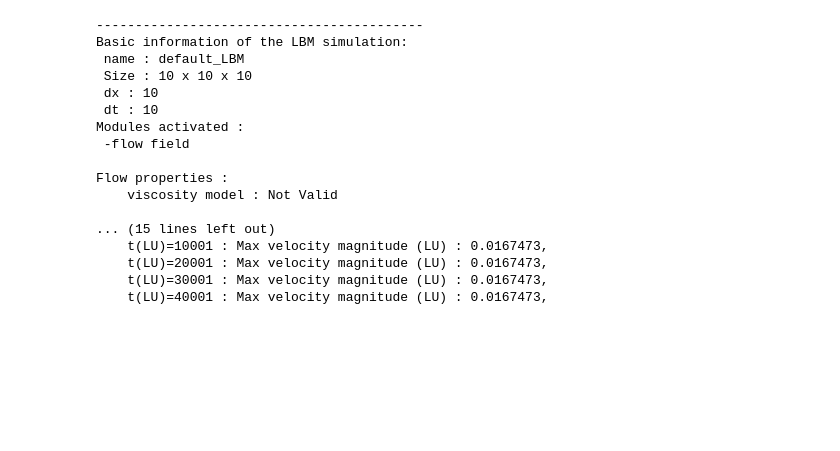
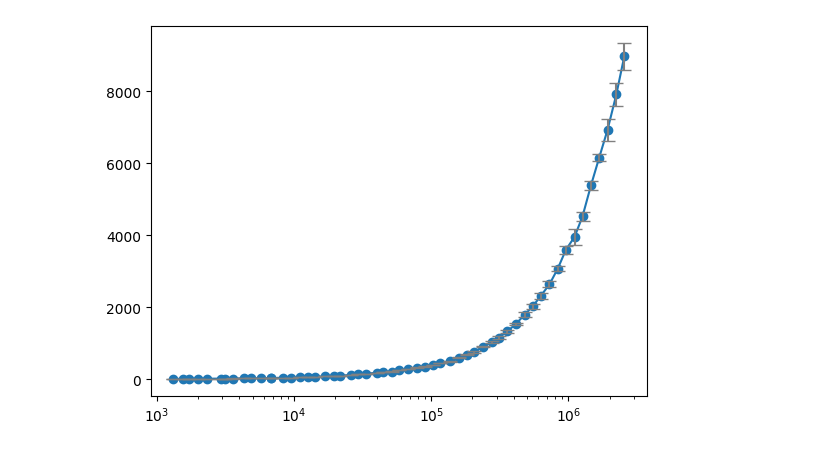
Before and after one commit to YueZeshi/LBM_porousChem, a Jupyter notebook: notebook/MLUPS_test.ipynb, the cells around one changed output. Cells and saved outputs as stored; diff of their text form; code cells hidden in the pictures; blank space fills up the shorter version.

Commit message:
Add reset and sync in MLUPS_test.py; add MLUPS_test.ipynb to analyse MLUPS test log

```diff
--- a/notebook/MLUPS_test.ipynb
+++ b/notebook/MLUPS_test.ipynb
@@ -42,20 +0,0 @@ Error:
-# %%
-MLUPS(10)
-# %% [output]
-------------------------------------------
-Basic information of the LBM simulation:
- name : default_LBM
- Size : 10 x 10 x 10
- dx : 10
- dt : 10
-Modules activated :
- -flow field
-
-Flow properties :
-    viscosity model : Not Valid
-
-... (15 lines left out)
-    t(LU)=10001 : Max velocity magnitude (LU) : 0.0167473,
-    t(LU)=20001 : Max velocity magnitude (LU) : 0.0167473,
-    t(LU)=30001 : Max velocity magnitude (LU) : 0.0167473,
-    t(LU)=40001 : Max velocity magnitude (LU) : 0.0167473,
@@ -61,0 +5,34 @@ Flow properties :
+# %%
+log_file = "PC_vulkan_MLUPS.log"
+# %%
+n_lattice_list = []
+macro_MLUPS_list = [] # 总计算量/总时间
+init_time_list = []
+compile_time_list = []
+avg_MLUPS_list = [] # 每次计算量/每次时间 mean
+std_MLUPS_list = [] # 每次计算量/每次时间 std
+with open(log_file, 'r') as f:
+    line = f.readline() # 第一行忽略
+    line = f.readline()
+    while line:
+        line2 = f.readline() # n lattice
+        line3 = f.readline() # MLUPS
+        line4 = f.readline() # avg time
+        line5 = f.readline() # compile time
+        line6 = f.readline() # init time
+        line7 = f.readline() # v test
+        line8 = f.readline() # execution time list
+        line9 = f.readline() # -----
+        line = f.readline() # EOF or next arch
+        nLattice = int(line2)
+        n_lattice_list.append(nLattice)
+        macro_MLUPS_list.append(float(line3))
+        compile_time_list.append(float(line5))
+        init_time_list.append(float(line6))
+        exec_time_list = [float(t) for t in line8[1:-2].split(',') if t.strip()!='']
+        exec_time_array = np.array(exec_time_list)
+        MLUPS_array = nLattice*10000 / (exec_time_array * 1e6)
+        avg_MLUPS_list.append(np.mean(MLUPS_array))
+        std_MLUPS_list.append(np.std(MLUPS_array))
+# %% [output]
+[figure, added]
```
Also changed, not shown: parts of 5 cells of this notebook, 5 other files.
